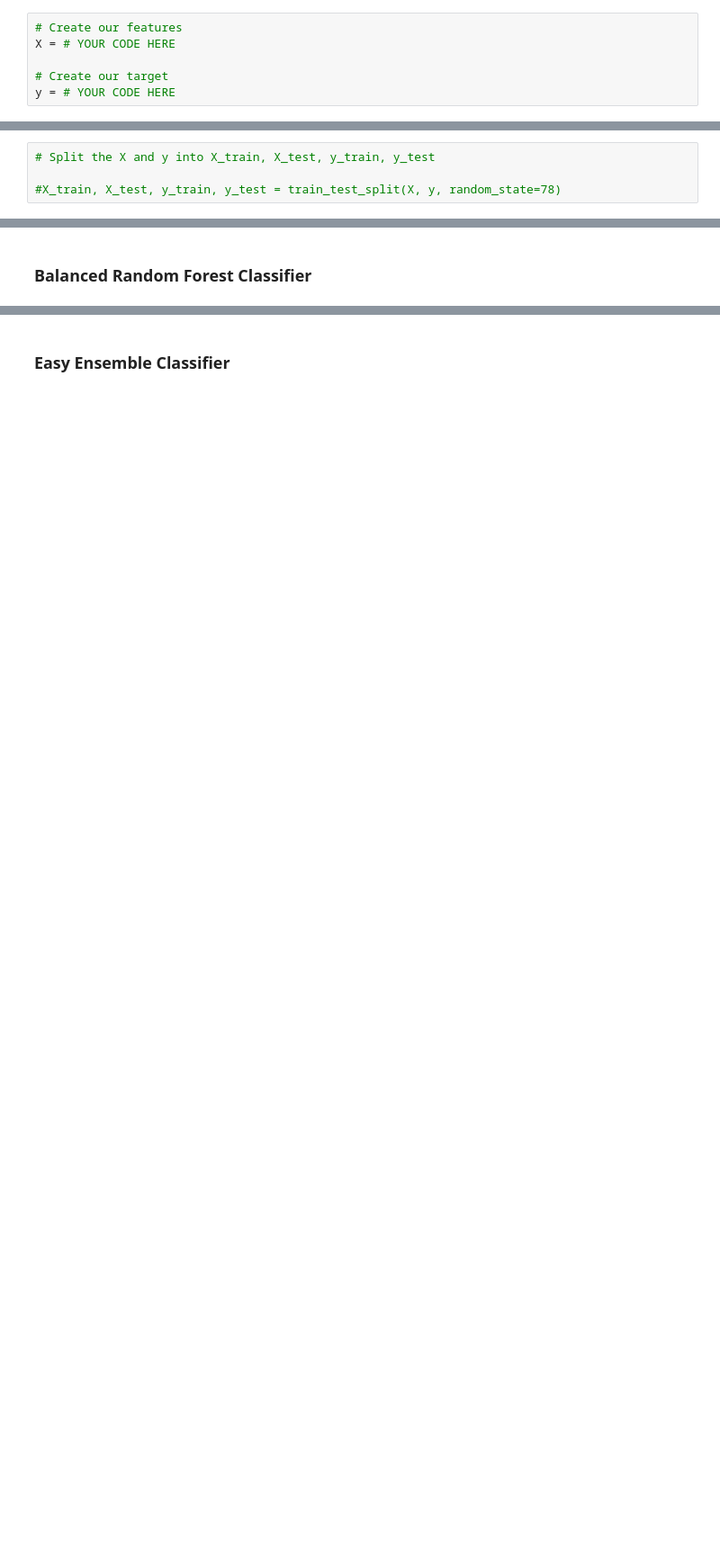
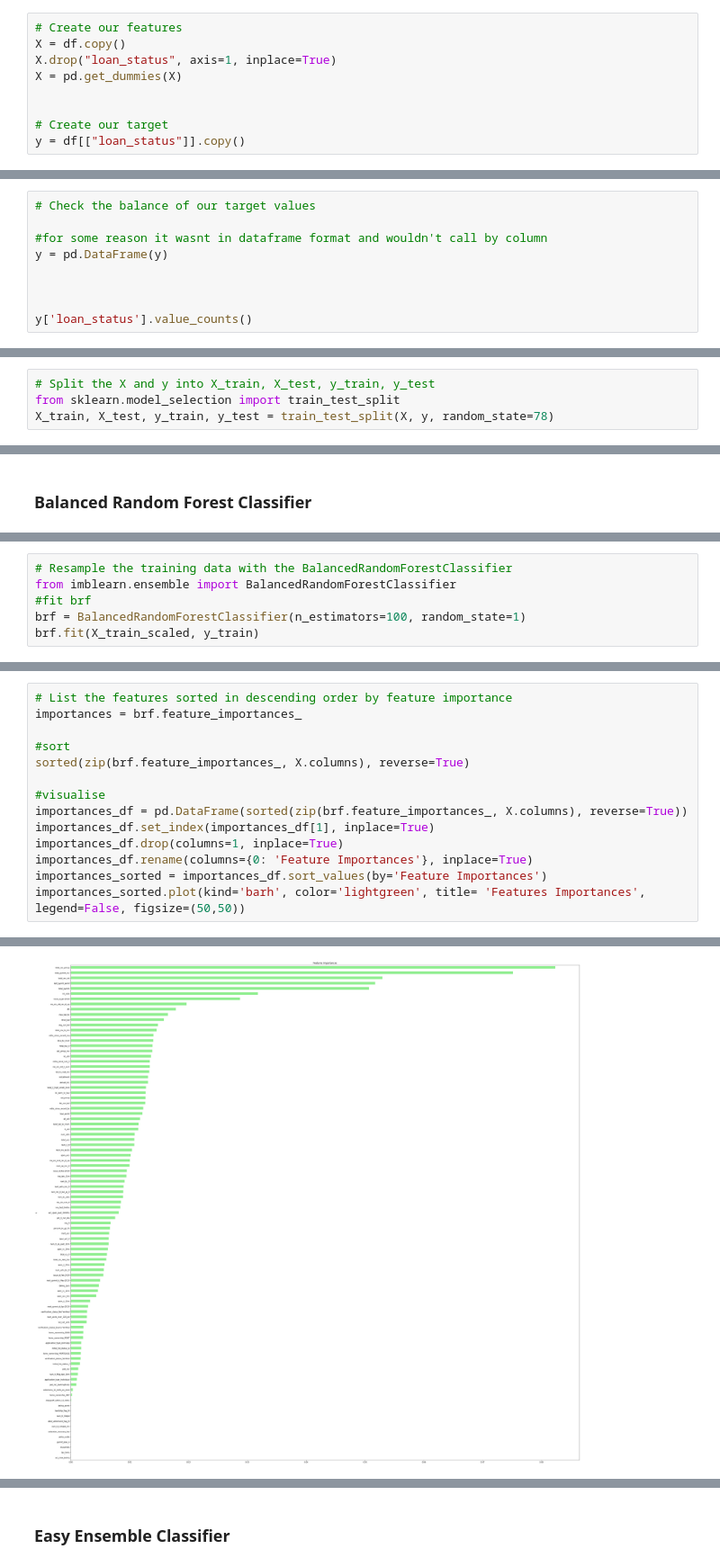
Before and after one commit to keanumanson/classification-homework-11, a Jupyter notebook: credit_risk_ensemble.ipynb, the cells around one changed output, grey strips where cells are left out. Shown at 90% size. Cells and saved outputs as stored; diff of their text form; blank space fills up the shorter version.

```diff
--- a/credit_risk_ensemble.ipynb
+++ b/credit_risk_ensemble.ipynb
@@ -35,9 +35,12 @@ df.head()
 ## Split the Data into Training and Testing
 # %%
 # Create our features
-X = # YOUR CODE HERE
+X = df.copy()
+X.drop("loan_status", axis=1, inplace=True)
+X = pd.get_dummies(X)
+
 
 # Create our target
-y = # YOUR CODE HERE
+y = df[["loan_status"]].copy()
 # %%
 X.describe()
@@ -46,0 +58,9 @@ X.describe()
+# %%
+# Check the balance of our target values
+
+#for some reason it wasnt in dataframe format and wouldn't call by column
+y = pd.DataFrame(y)
+
+
+
+y['loan_status'].value_counts()
@@ -47,7 +71,7 @@ X.describe()
 # %%
 # Split the X and y into X_train, X_test, y_train, y_test
-
-#X_train, X_test, y_train, y_test = train_test_split(X, y, random_state=78)
+from sklearn.model_selection import train_test_split
+X_train, X_test, y_train, y_test = train_test_split(X, y, random_state=78)
 # %% [markdown]
 ## Data Pre-Processing
 
@@ -84,0 +106,6 @@ Note: Use a random state of 1 for each algorithm to ensure consistency between t
+# %%
+# Resample the training data with the BalancedRandomForestClassifier
+from imblearn.ensemble import BalancedRandomForestClassifier
+#fit brf
+brf = BalancedRandomForestClassifier(n_estimators=100, random_state=1)
+brf.fit(X_train_scaled, y_train)
@@ -100,0 +138,15 @@ confusion_matrix()#y_test, y_pred
+# %%
+# List the features sorted in descending order by feature importance
+importances = brf.feature_importances_
+
+#sort
+sorted(zip(brf.feature_importances_, X.columns), reverse=True)
+
+#visualise
+importances_df = pd.DataFrame(sorted(zip(brf.feature_importances_, X.columns), reverse=True))
+importances_df.set_index(importances_df[1], inplace=True)
+importances_df.drop(columns=1, inplace=True)
+importances_df.rename(columns={0: 'Feature Importances'}, inplace=True)
+importances_sorted = importances_df.sort_values(by='Feature Importances')
+importances_sorted.plot(kind='barh', color='lightgreen', title= 'Features Importances', legend=False, figsize=(50,50))
+# %% [output]
@@ -100,0 +154 @@ confusion_matrix()#y_test, y_pred
+[figure, added]
```
Also changed, not shown: parts of 16 cells of this notebook, 1 other file.
